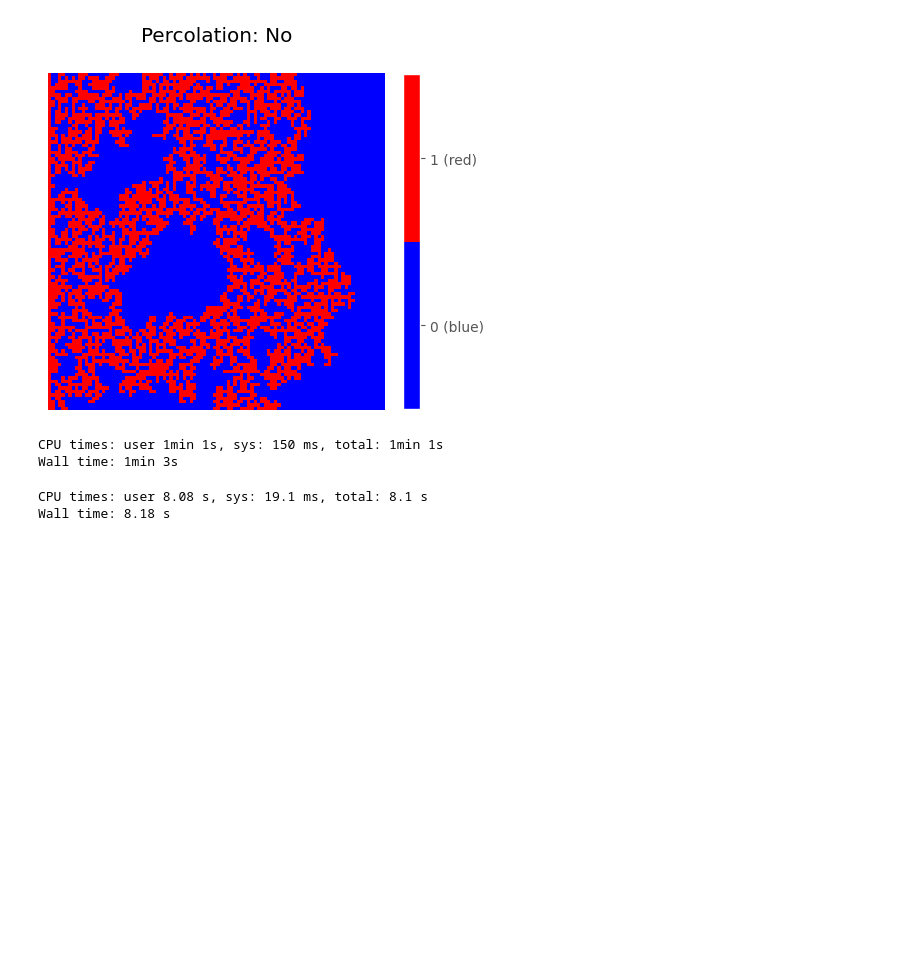
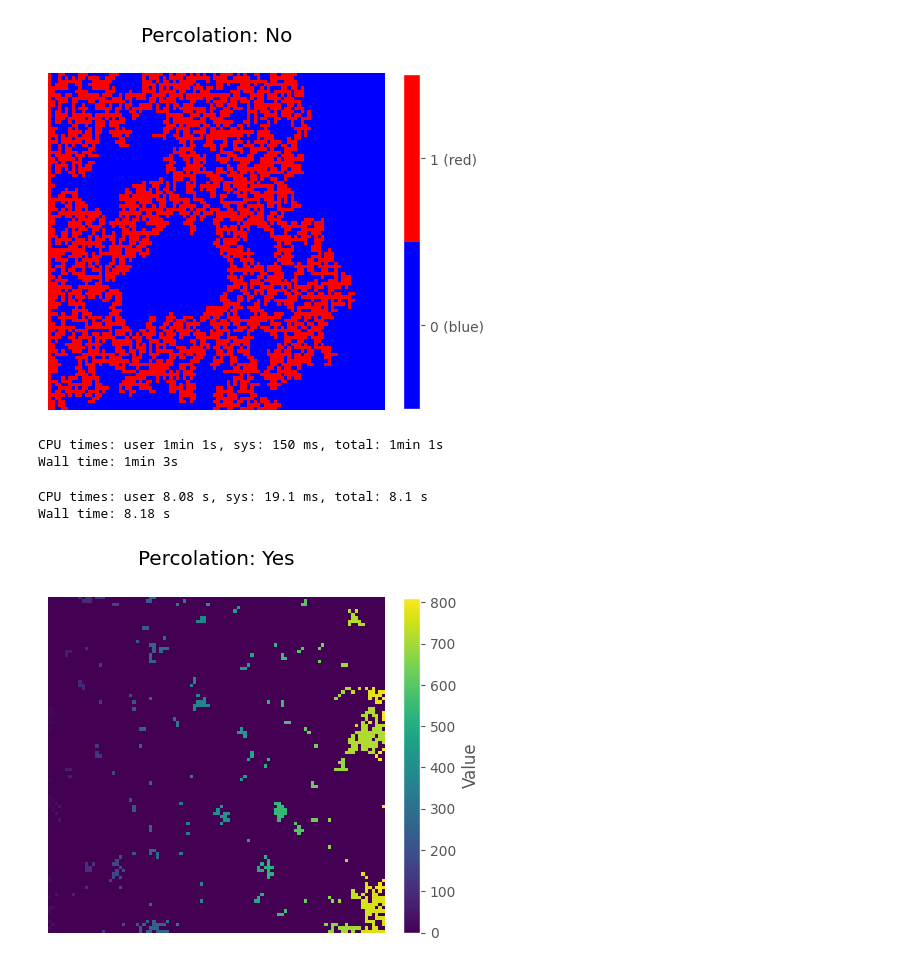
Before and after one commit to MahyarAlbalan/computational-physics, a Jupyter notebook: Percolation/Percolation.ipynb, the cells around one changed output. Cells and saved outputs as stored; diff of their text form; code cells hidden in the pictures; blank space fills up the shorter version.

```diff
--- a/Percolation/Percolation.ipynb
+++ b/Percolation/Percolation.ipynb
@@ -164,7 +164,7 @@ plt.show()
 # %%
 def Hoshen_Kopelman(L,p):
   mat = np.zeros(shape = (L,L), dtype = np.uint64)
-  mat[:,0] = 1
+  mat[:,0] = 1#in the text the example matrix hasnt this 1s column so after this i will do this again for the general form
   probability=np.random.rand(L,L)
   Label=[0,1]
   S=[0,0]
@@ -199,7 +199,7 @@ def Hoshen_Kopelman(L,p):
   else:
     return (mat,S,0)
 
-mat , S, result = Hoshen_Kopelman(100,0.6)
+mat , S, result = Hoshen_Kopelman(10,0.68)
 # %%
 plt.matshow(mat,cmap='viridis')
 plt.grid(visible=False)
@@ -234,0 +282,10 @@ Wall time: 8.18 s
+# %%
+mat , values,S, result = Hoshen_Kopelman2(100,0.65)
+plt.matshow(mat,cmap='viridis')
+plt.grid(visible=False)
+plt.axis('off')
+cbar = plt.colorbar(fraction=0.045,label='Value')
+plt.title(f"Percolation: {'Yes' if result == 1 else 'No'}")
+plt.show()
+# %% [output]
+[figure, added]
```
Also changed, not shown: parts of 28 cells of this notebook, 2 other files.
